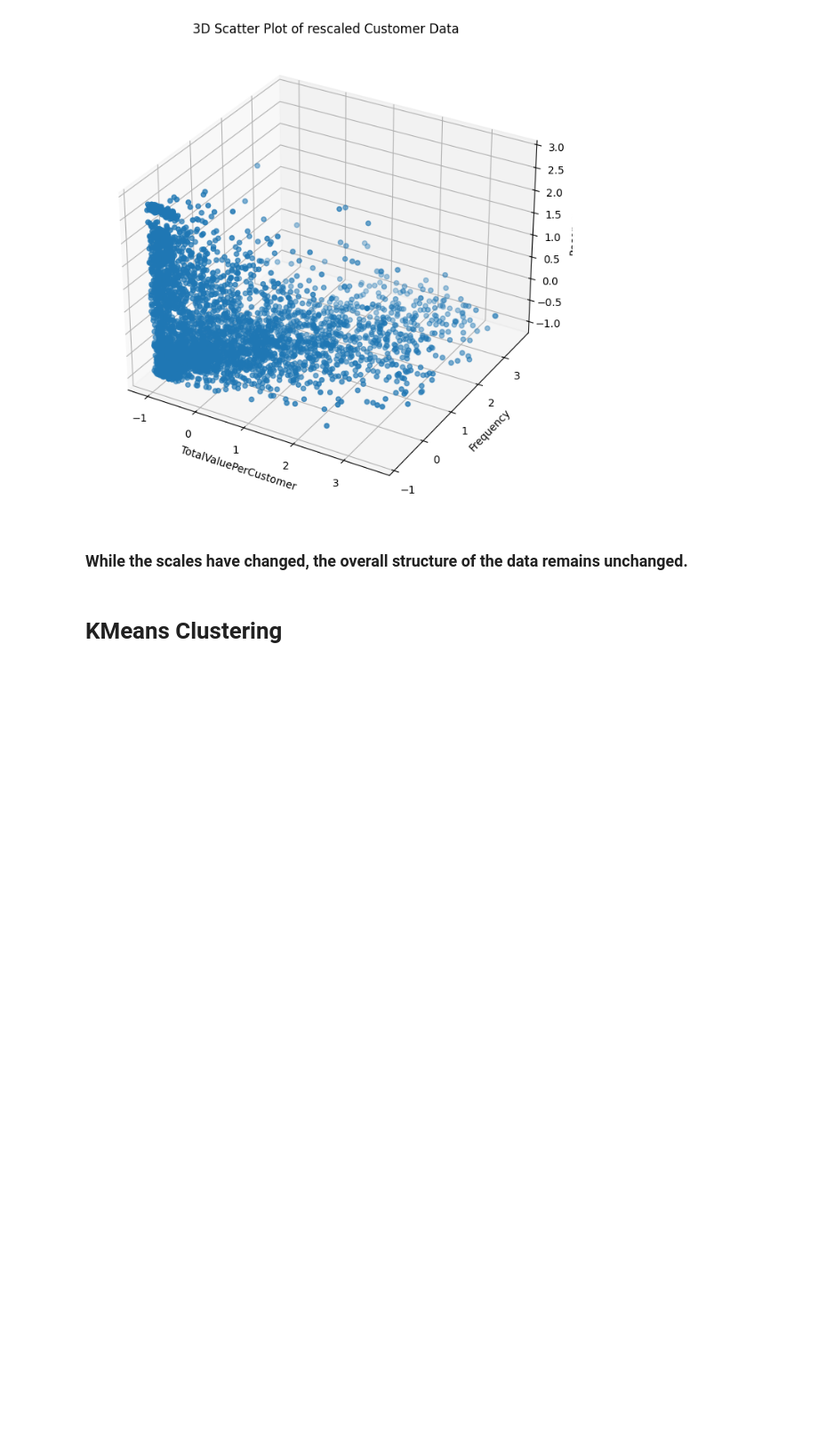
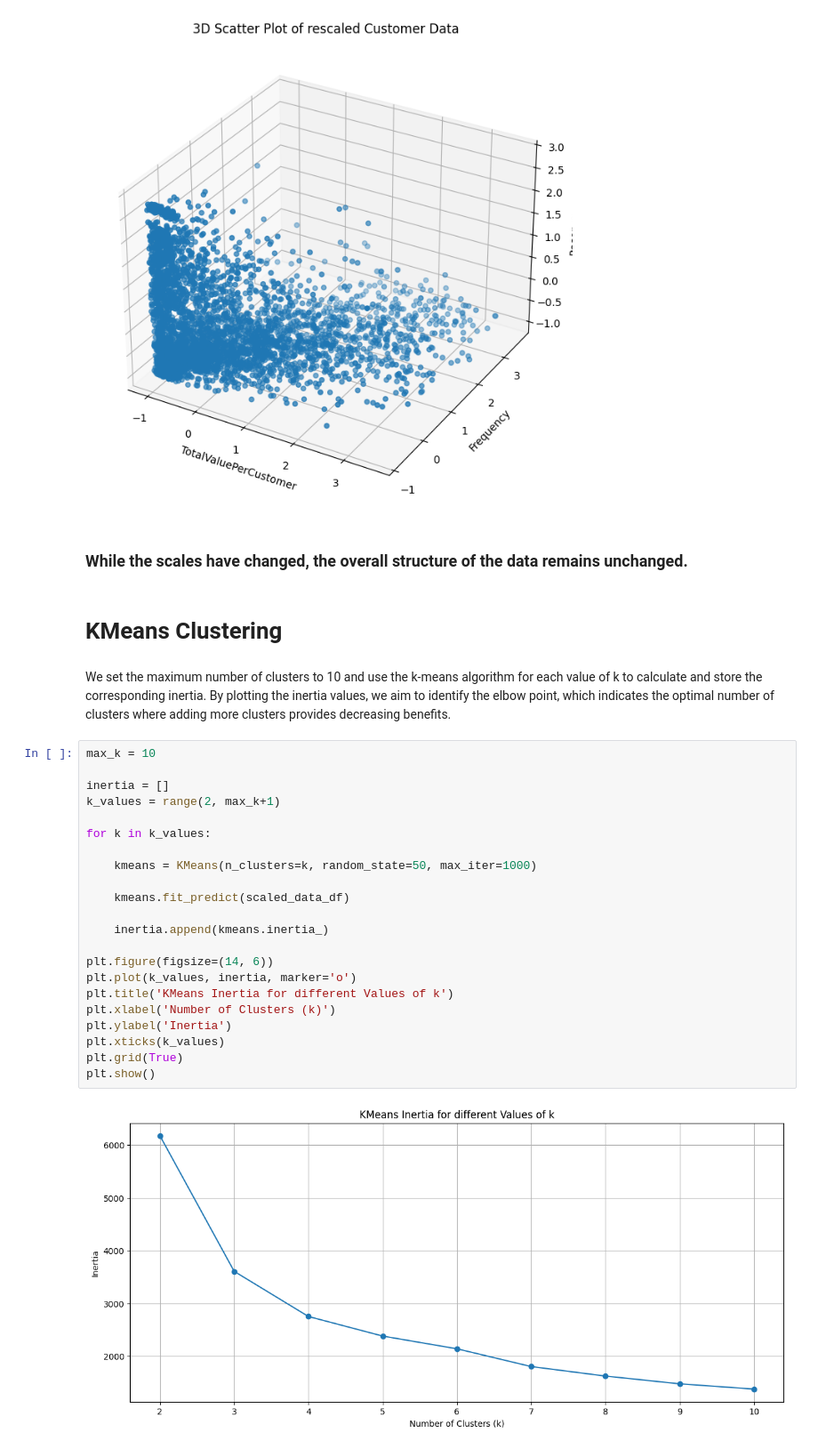
Before and after one commit to NoahSchwarzrock/online_retail_data, a Jupyter notebook: online_retail_data_clustering.ipynb, the cells around one changed output. Shown at 89% size. Cells and saved outputs as stored; diff of their text form; blank space fills up the shorter version.

Commit message:
Calculating the clusters with KMeans Clustering. Plotting and finding the elbow point, using the silhouette score to find the best inertia for Clusters. Another 3d plot with the Cluster groups

```diff
--- a/online_retail_data_clustering.ipynb
+++ b/online_retail_data_clustering.ipynb
@@ -926,3 +931,29 @@ plt.show()
 ### While the scales have changed, the overall structure of the data remains unchanged.
 # %% [markdown]
 # KMeans Clustering
+# %% [markdown]
+We set the maximum number of clusters to 10 and use the k-means algorithm for each value of k to calculate and store the corresponding inertia. By plotting the inertia values, we aim to identify the elbow point, which indicates the optimal number of clusters where adding more clusters provides decreasing benefits.
+# %%
+max_k = 10
+
+inertia = []
+k_values = range(2, max_k+1)
+
+for k in k_values:
+
+    kmeans = KMeans(n_clusters=k, random_state=50, max_iter=1000)
+
+    kmeans.fit_predict(scaled_data_df)
+
+    inertia.append(kmeans.inertia_)
+
+plt.figure(figsize=(14, 6))
+plt.plot(k_values, inertia, marker='o')
+plt.title('KMeans Inertia for different Values of k')
+plt.xlabel('Number of Clusters (k)')
+plt.ylabel('Inertia')
+plt.xticks(k_values)
+plt.grid(True)
+plt.show()
+# %% [output]
+[figure, added]
```
Also changed, not shown: parts of 7 cells of this notebook.
